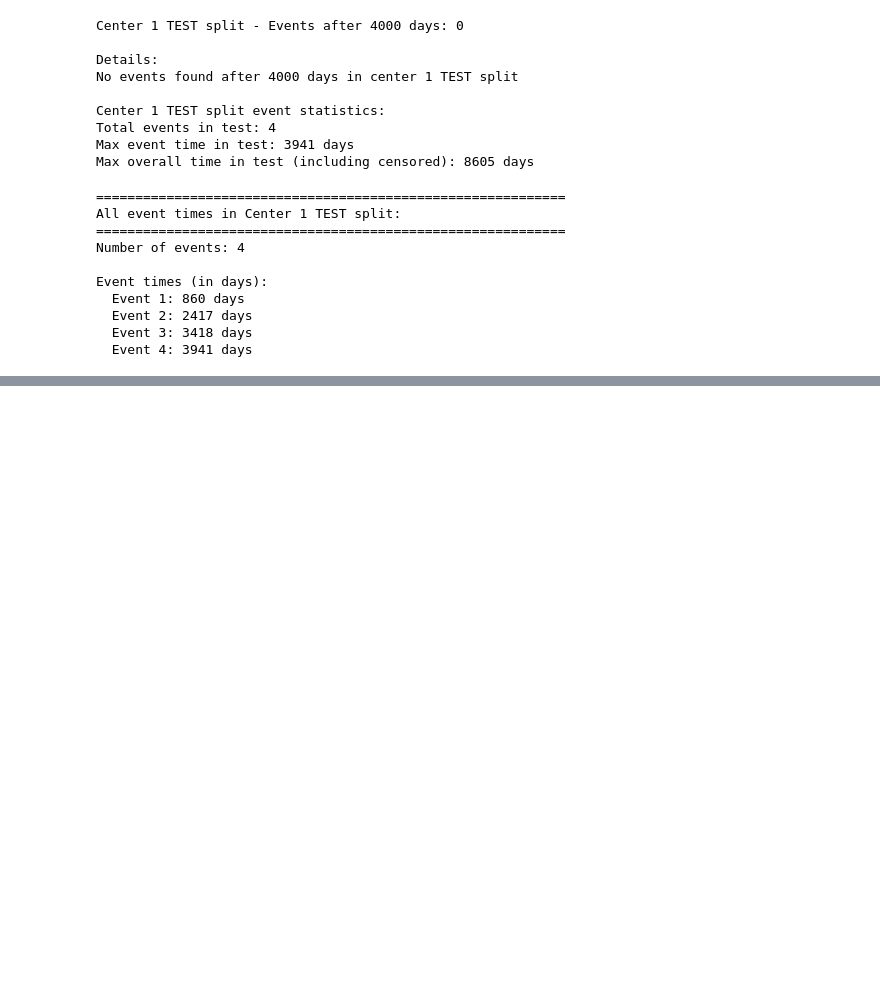
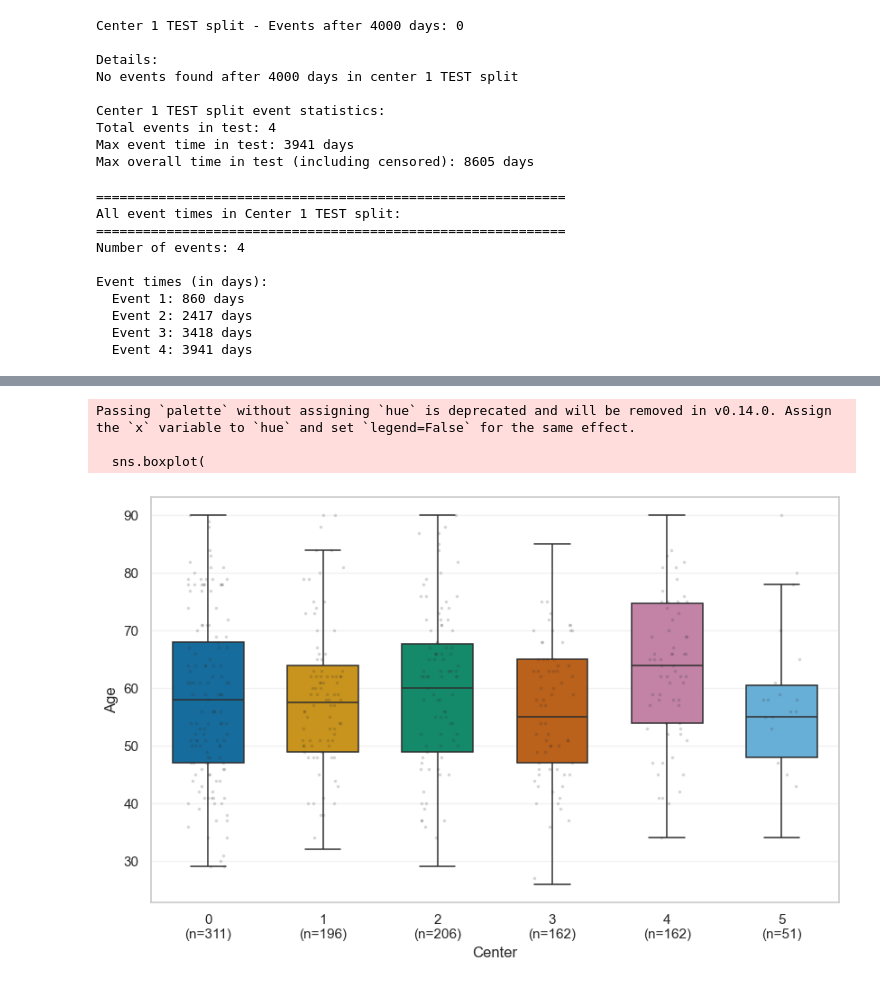
Before and after one commit to nataliamorenob/Survival-Models-in-Federated-Healthcare-Settings, a Jupyter notebook: DataExploration/dataset_exploration.ipynb, the cells around one changed output, grey strips where cells are left out. Drawn from its saved outputs; the diff is of its cells as text; code cells hidden in the pictures; blank space fills up the shorter version.

```diff
--- a/DataExploration/dataset_exploration.ipynb
+++ b/DataExploration/dataset_exploration.ipynb
@@ -1893,0 +2068,61 @@ Event times (in days):
+# %%
+from pathlib import Path
+import pandas as pd
+import matplotlib.pyplot as plt
+import seaborn as sns
+
+data_path = Path("combined_dataset.csv")
+if not data_path.exists():
+    data_path = Path("DataExploration/combined_dataset.csv")
+
+if "df_all" not in locals():
+    df_all = pd.read_csv(data_path)
+
+df_plot = df_all.copy()
+df_plot["center"] = df_plot["center"].astype(int)
+df_plot["age"] = df_plot["feature_0"].astype(float)
+
+center_order = sorted(df_plot["center"].unique())
+center_palette = ["#0072B2", "#E69F00", "#009E73", "#D55E00", "#CC79A7", "#56B4E9"]
+summary_age = df_plot.groupby("center")["age"].size().reindex(center_order)
+xticklabels = [f"{center}\n(n={int(summary_age.loc[center])})" for center in center_order]
+
+sns.set_theme(style="whitegrid", context="notebook")
+fig, ax = plt.subplots(figsize=(8.5, 5.5))
+
+sns.boxplot(
+    data=df_plot,
+    x="center",
+    y="age",
+    order=center_order,
+    palette=center_palette[: len(center_order)],
+    showfliers=False,
+    width=0.62,
+    linewidth=1.1,
+    ax=ax,
+)
+
+sns.stripplot(
+    data=df_plot.sample(min(len(df_plot), 450), random_state=42),
+    x="center",
+    y="age",
+    order=center_order,
+    color="#333333",
+    alpha=0.20,
+    size=2.5,
+    jitter=0.18,
+    ax=ax,
+)
+
+ax.set_xlabel("Center")
+ax.set_ylabel("Age")
+ax.set_xticklabels(xticklabels)
+ax.grid(axis="y", alpha=0.25)
+
+plt.tight_layout()
+plt.show()
+# %% [output]
+Passing `palette` without assigning `hue` is deprecated and will be removed in v0.14.0. Assign the `x` variable to `hue` and set `legend=False` for the same effect.
+
+  sns.boxplot(
+[figure, added]
```
Also changed, not shown: parts of 5 cells of this notebook.
